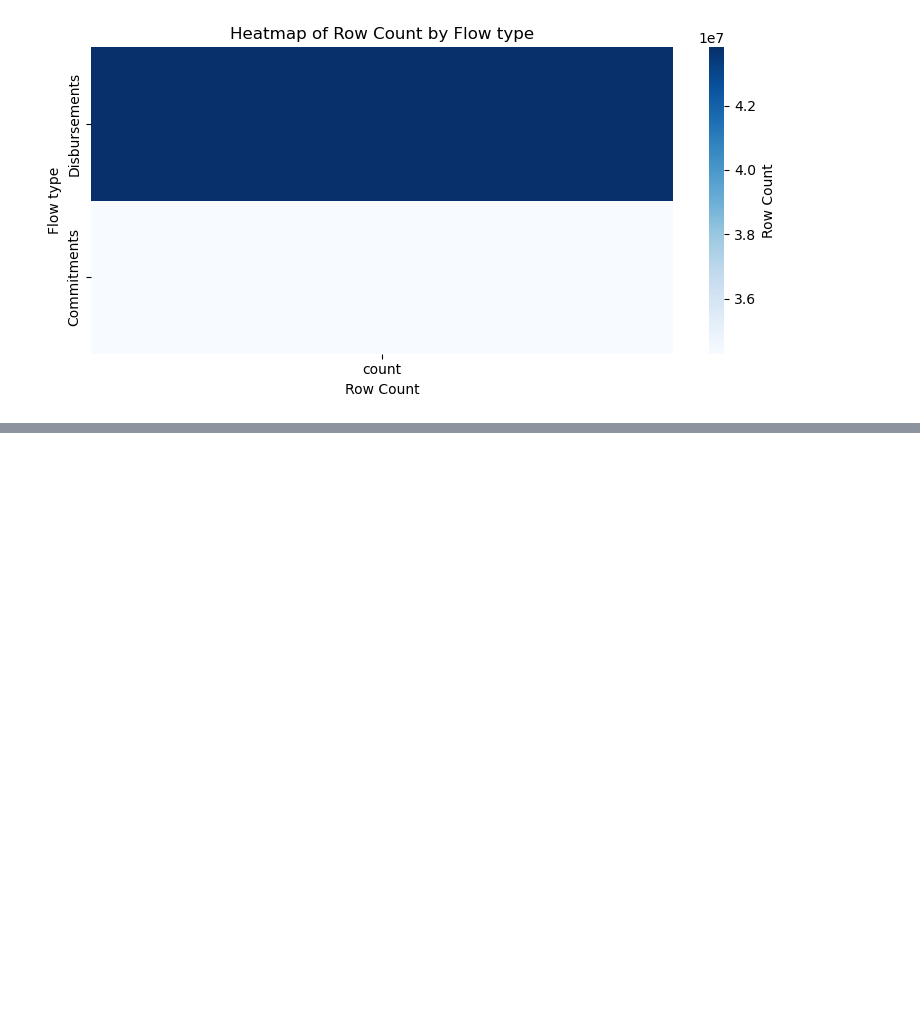
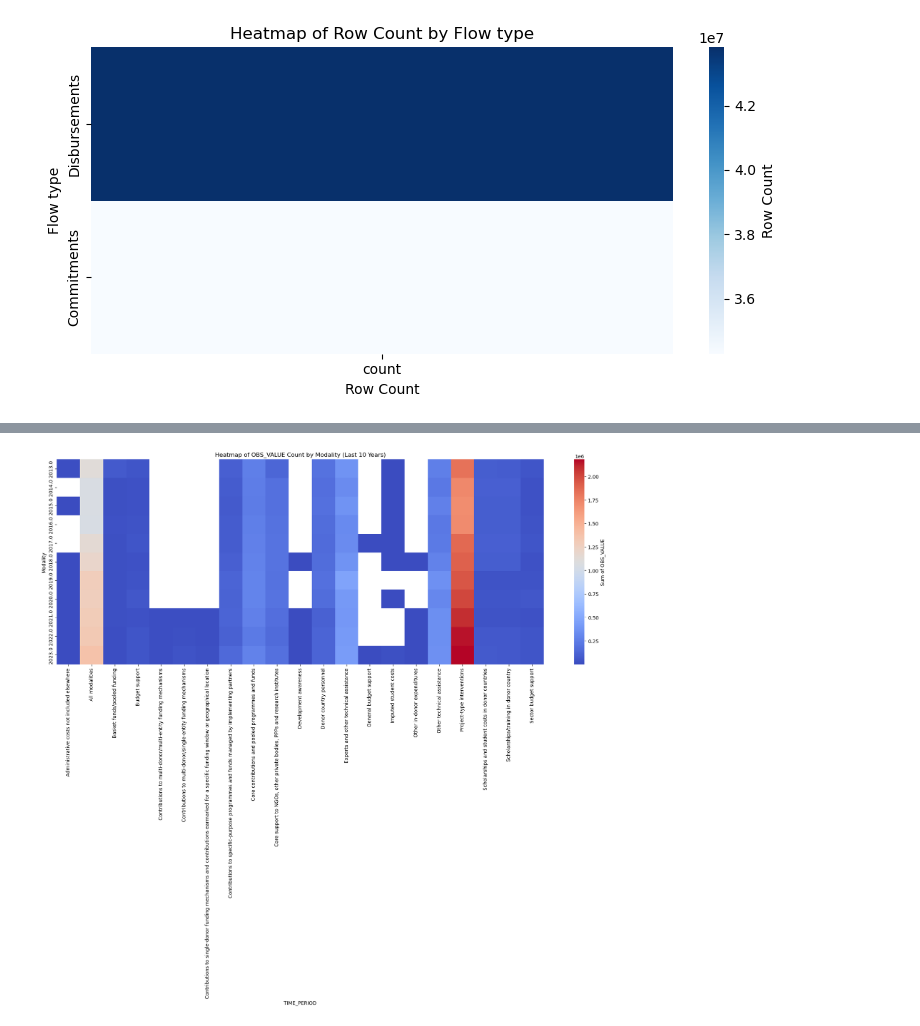
Before and after one commit to Ayomide-Fagbolade/Internship, a Jupyter notebook: dask_approach.ipynb, the cells around one changed output, grey strips where cells are left out. Cells and saved outputs as stored; diff of their text form; code cells hidden in the pictures; blank space fills up the shorter version.

```diff
--- a/dask_approach.ipynb
+++ b/dask_approach.ipynb
@@ -611,3 +611,24 @@ ddf_cleaned.head()
 | 2 | OECD.DCD.FSD:DSD_CRS@DF_CRS(1.4) | Multilaterals organisations | Belize | Agriculture, forestry, fishing | Official Development Assistance | All channels | Project-type interventions | Disbursements | Current prices | _T | ... |
 | 3 | OECD.DCD.FSD:DSD_CRS@DF_CRS(1.4) | Multilaterals organisations | Belize | Agriculture, forestry, fishing | Official Development Assistance | All channels | All modalities | Commitments | Current prices | _T | ... |
 | 4 | OECD.DCD.FSD:DSD_CRS@DF_CRS(1.4) | Multilaterals organisations | Belize | Agriculture, forestry, fishing | Official Development Assistance | All channels | Project-type interventions | Commitments | Current prices | _T | ... |
+# %%
+
+
+# Filter for last 10 years
+last_10_years_df = ddf_cleaned[ddf_cleaned['TIME_PERIOD']> 2012]
+
+# Group by Recipient and Modality, count OBS_VALUE
+modality_count = last_10_years_df.groupby(['TIME_PERIOD', 'Modality'])['OBS_VALUE'].count().compute()
+
+# Pivot for heatmap
+pivot = modality_count.reset_index().pivot(index='TIME_PERIOD', columns='Modality', values='OBS_VALUE')
+
+plt.figure(figsize=(18, 16))
+sns.heatmap(pivot, cmap='coolwarm', cbar_kws={'label': 'Sum of OBS_VALUE'}, annot=False)
+plt.title('Heatmap of OBS_VALUE Count by Modality (Last 10 Years)')
+plt.xlabel('TIME_PERIOD')
+plt.ylabel('Modality')
+plt.tight_layout()
+plt.show()
+# %% [output]
+[figure, added]
```
Also changed, not shown: parts of 3 cells of this notebook.
